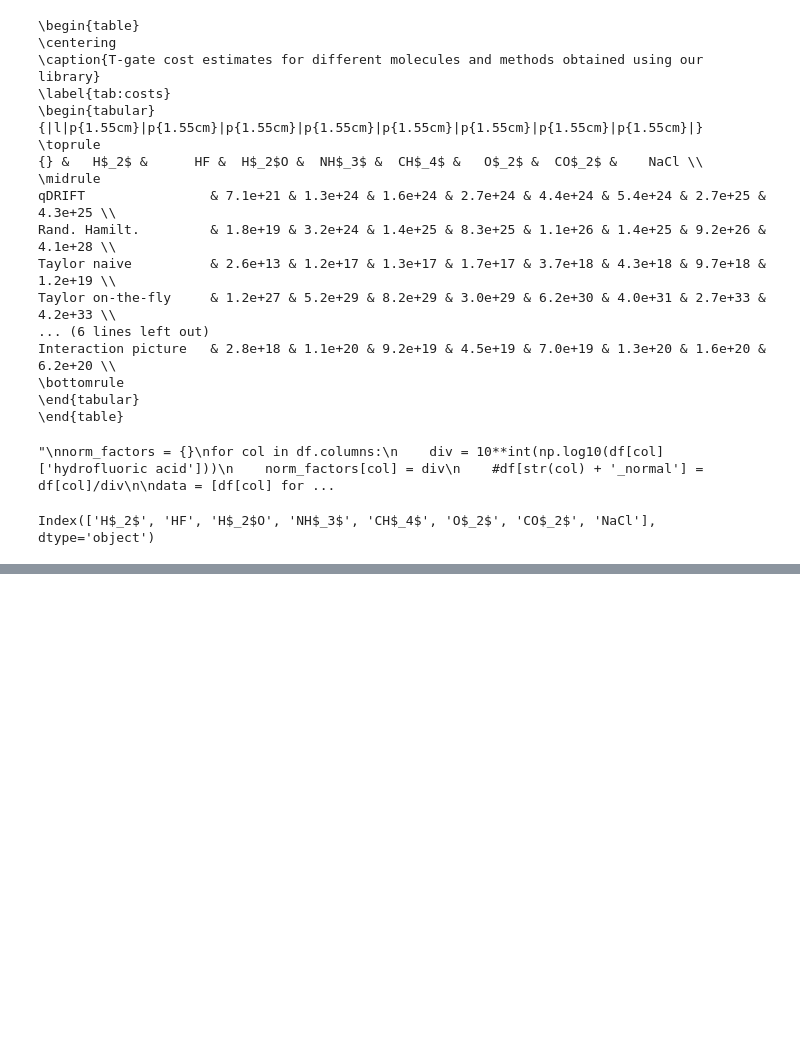
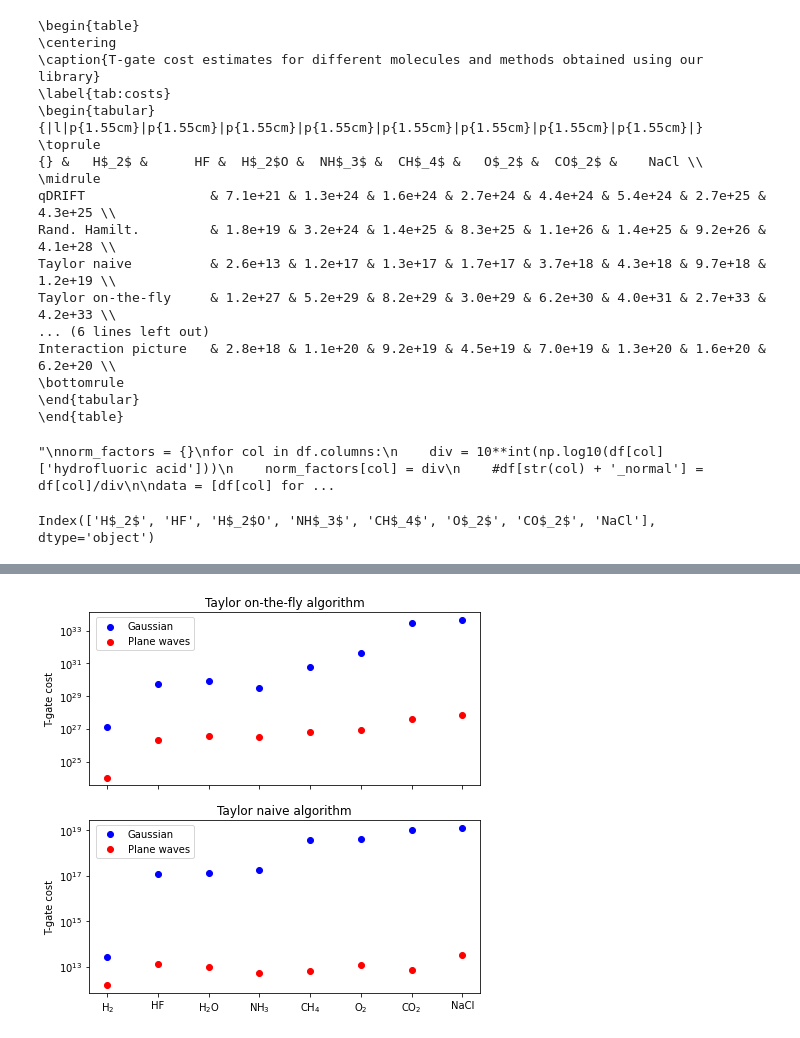
Before and after one commit to PabloAMC/TFermion, a Jupyter notebook: Plot_generation.ipynb, the cells around one changed output, grey strips where cells are left out. Drawn from its saved outputs; the diff is of its cells as text; code cells hidden in the pictures; blank space fills up the shorter version.

```diff
--- a/Plot_generation.ipynb
+++ b/Plot_generation.ipynb
@@ -106,0 +112,2 @@ list(df.columns)
+# %%
+df2 = df2[['Taylor naive', 'Taylor on-the-fly', 'L. d. Taylor naive', 'L. d. Tay. on-the-fly']].copy()
@@ -106,0 +118,20 @@ list(df.columns)
+# %%
+fig, (ax2, ax1) = plt.subplots(2, 1, sharex=True,figsize=(7,7))
+ax1.scatter(df2.index, df2['Taylor naive'], c = 'blue', label = 'Gaussian')
+ax1.scatter(df2.index, df2['L. d. Taylor naive'], c = 'red', label = 'Plane waves')
+ax1.set_title('Taylor naive algorithm')
+ax1.set_yscale('log')
+ax1.set_ylabel('T-gate cost')
+ax1.legend(bbox_to_anchor=(0.28, 1))
+
+ax2.scatter(df2.index, df2['Taylor on-the-fly'], c = 'blue', label = 'Gaussian')
+ax2.scatter(df2.index, df2['L. d. Tay. on-the-fly'], c = 'red', label = 'Plane waves')
+ax2.set_title('Taylor on-the-fly algorithm')
+ax2.legend(bbox_to_anchor=(0.28, 1))
+ax2.set_yscale('log')
+ax2.set_ylabel('T-gate cost')
+
+plt.savefig('results/gaussian_vs_plane.pdf', format='pdf', bbox_inches='tight')
+plt.show()
+# %% [output]
+[figure, added]
```
Also changed, not shown: parts of 3 cells of this notebook, 13 other files.
